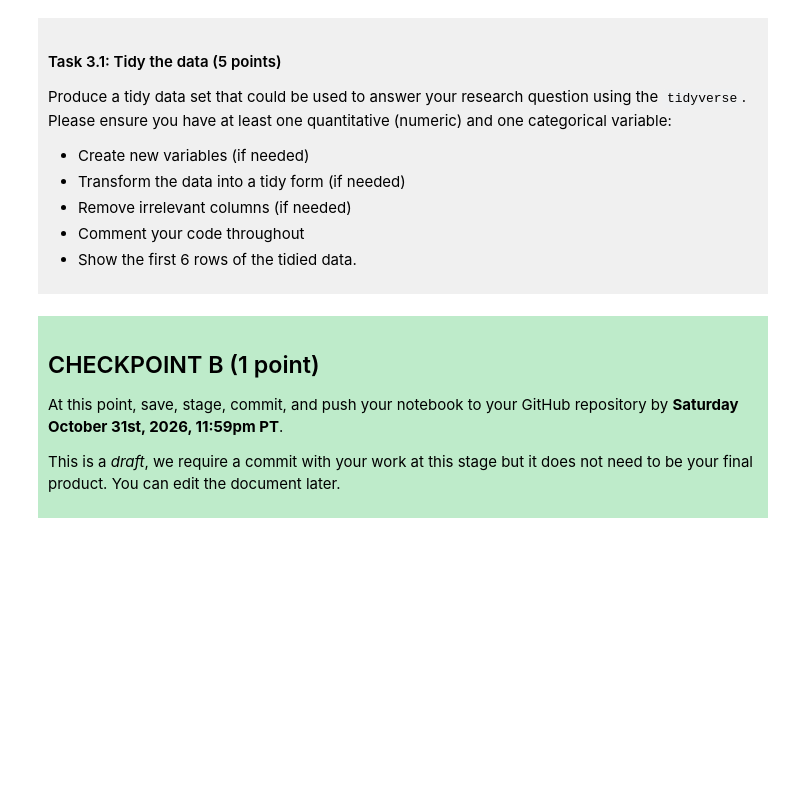
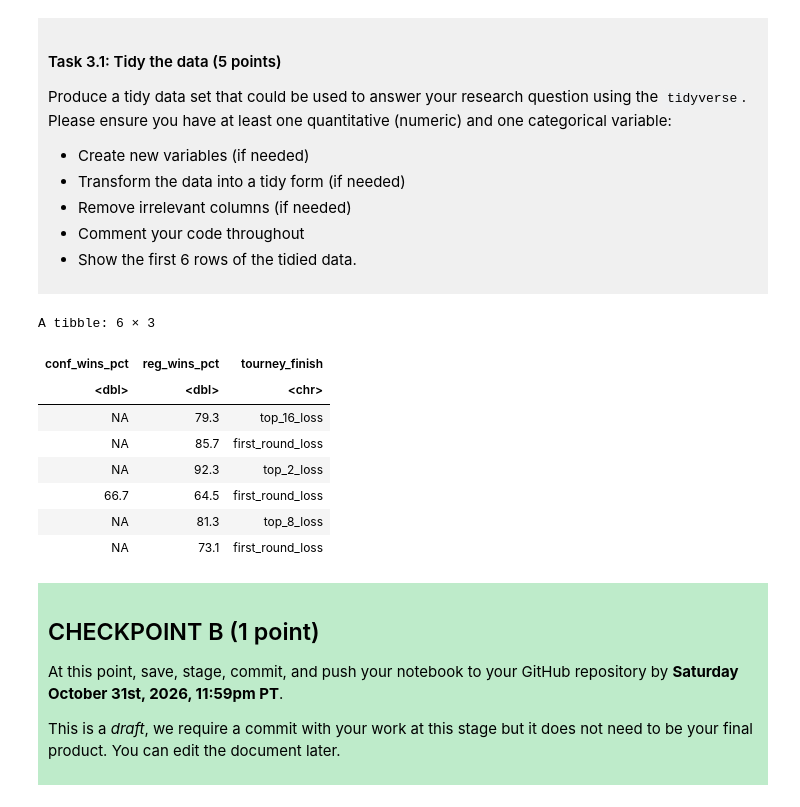
Before and after one commit to RatsRule/dsci-100-project-maxim-egoshin, a Jupyter notebook: dsci-100-project-notebook.ipynb, the cells around one changed output. Cells and saved outputs as stored; diff of their text form; code cells hidden in the pictures; blank space fills up the shorter version.

```diff
--- a/dsci-100-project-notebook.ipynb
+++ b/dsci-100-project-notebook.ipynb
@@ -189,7 +221,19 @@ Produce a tidy data set that could be used to answer your research question usin
 
 </div>
 # %%
-### EDIT THIS CODE CELL ###
+wmm_data_tidy <- wmm_data |>
+    select(conf_wins_pct, reg_wins_pct, tourney_finish) # only the 3 required columns that are needed to answer the question were selected.
+head(wmm_data_tidy, n = 6) #displaying the first 6 rows of the tidied data frame.
+# %% [output]
+A tibble: 6 × 3
+| conf_wins_pct | reg_wins_pct | tourney_finish |
+| <dbl> | <dbl> | <chr> |
+| NA | 79.3 | top_16_loss |
+| NA | 85.7 | first_round_loss |
+| NA | 92.3 | top_2_loss |
+| 66.7 | 64.5 | first_round_loss |
+| NA | 81.3 | top_8_loss |
+| NA | 73.1 | first_round_loss |
 # %% [markdown]
 <div style="background-color: #beebca; padding: 10px;">
 
```
Also changed, not shown: parts of 3 cells of this notebook.
